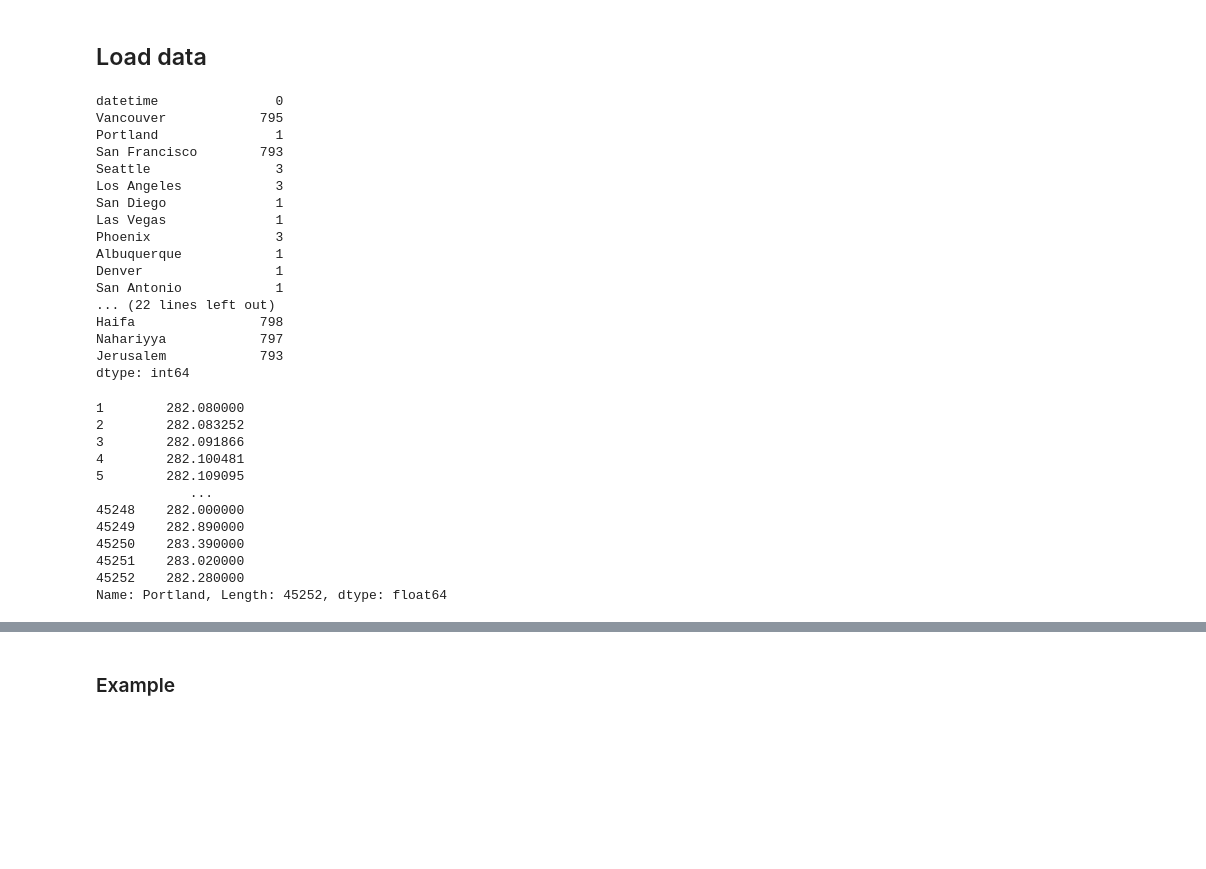
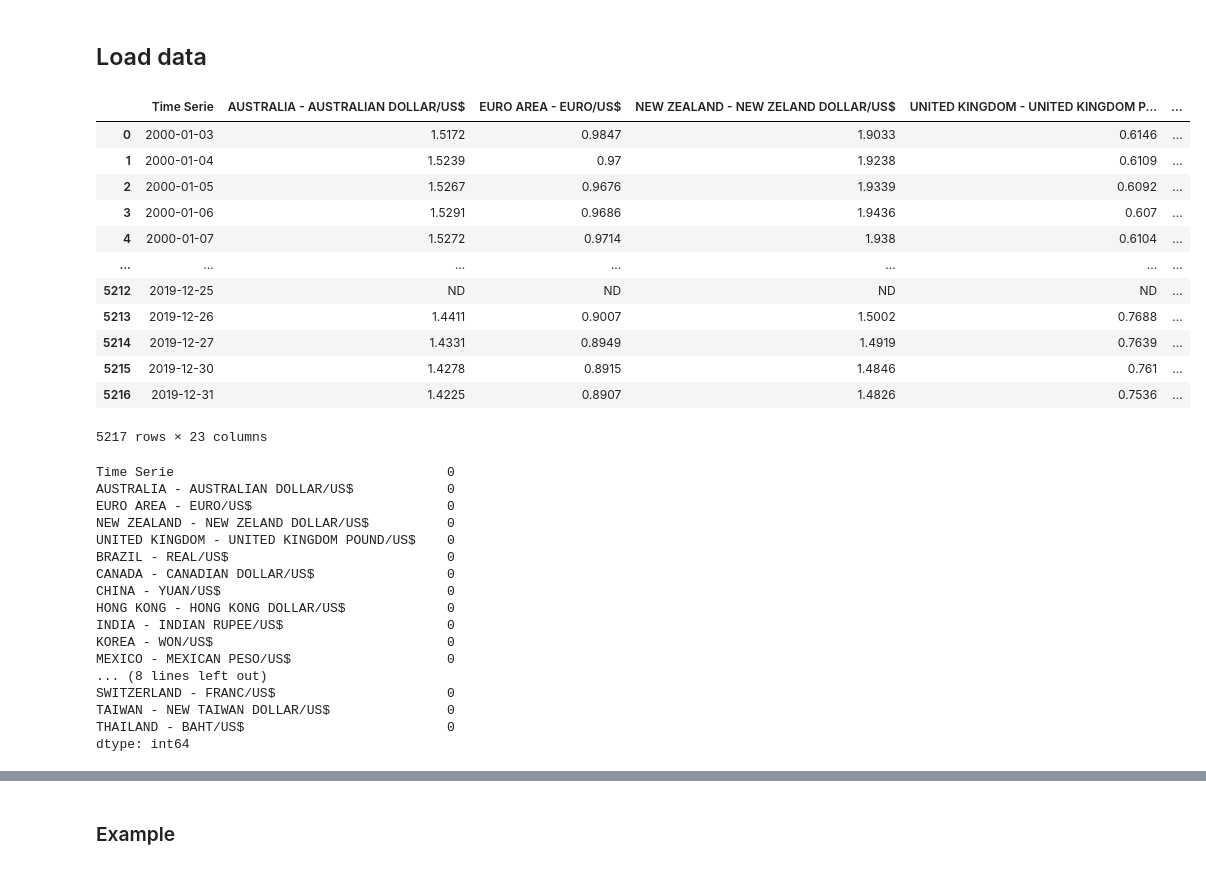
Before and after one commit to artemk1337/ML_example_sequence_model_with_TF2, a Jupyter notebook: tf-2-time-series-example.ipynb, the cells around one changed output, grey strips where cells are left out. Saved outputs shown, nothing was run; the diff lists cells and outputs as text; code cells hidden in the pictures; blank space fills up the shorter version.

```diff
--- a/tf-2-time-series-example.ipynb
+++ b/tf-2-time-series-example.ipynb
@@ -10,40 +14,39 @@ import datetime
 # %% [markdown]
 ## Load data
-# %%
-df = pd.read_csv('../input/historical-hourly-weather-data/temperature.csv')
-df.isnull().sum()
-# %% [output]
-datetime               0
-Vancouver            795
-Portland               1
-San Francisco        793
-Seattle                3
-Los Angeles            3
-San Diego              1
-Las Vegas              1
-Phoenix                3
-Albuquerque            1
-Denver                 1
-San Antonio            1
-... (22 lines left out)
-Haifa                798
-Nahariyya            797
-Jerusalem            793
-dtype: int64
-# %%
-temperature = df.Portland[1:]
-time = df.datetime[1:]
-temperature
-# %% [output]
-1        282.080000
-2        282.083252
-3        282.091866
-4        282.100481
-5        282.109095
-            ...
-45248    282.000000
-45249    282.890000
-45250    283.390000
-45251    283.020000
-45252    282.280000
-Name: Portland, Length: 45252, dtype: float64
+# %%
+df = pd.read_csv('../input/foreign-exchange-rates-per-dollar-20002019/Foreign_Exchange_Rates.csv', index_col='Unnamed: 0')
+df
+# %% [output]
+|  | Time Serie | AUSTRALIA - AUSTRALIAN DOLLAR/US$ | EURO AREA - EURO/US$ | NEW ZEALAND - NEW ZELAND DOLLAR/US$ | UNITED KINGDOM - UNITED KINGDOM P... | ... |
+| 0 | 2000-01-03 | 1.5172 | 0.9847 | 1.9033 | 0.6146 | ... |
+| 1 | 2000-01-04 | 1.5239 | 0.97 | 1.9238 | 0.6109 | ... |
+| 2 | 2000-01-05 | 1.5267 | 0.9676 | 1.9339 | 0.6092 | ... |
+| 3 | 2000-01-06 | 1.5291 | 0.9686 | 1.9436 | 0.607 | ... |
+| 4 | 2000-01-07 | 1.5272 | 0.9714 | 1.938 | 0.6104 | ... |
+| ... | ... | ... | ... | ... | ... | ... |
+| 5212 | 2019-12-25 | ND | ND | ND | ND | ... |
+| 5213 | 2019-12-26 | 1.4411 | 0.9007 | 1.5002 | 0.7688 | ... |
+| 5214 | 2019-12-27 | 1.4331 | 0.8949 | 1.4919 | 0.7639 | ... |
+| 5215 | 2019-12-30 | 1.4278 | 0.8915 | 1.4846 | 0.761 | ... |
+| 5216 | 2019-12-31 | 1.4225 | 0.8907 | 1.4826 | 0.7536 | ... |
+5217 rows × 23 columns
+# %%
+df.isnull().sum()
+# %% [output]
+Time Serie                                   0
+AUSTRALIA - AUSTRALIAN DOLLAR/US$            0
+EURO AREA - EURO/US$                         0
+NEW ZEALAND - NEW ZELAND DOLLAR/US$          0
+UNITED KINGDOM - UNITED KINGDOM POUND/US$    0
+BRAZIL - REAL/US$                            0
+CANADA - CANADIAN DOLLAR/US$                 0
+CHINA - YUAN/US$                             0
+HONG KONG - HONG KONG DOLLAR/US$             0
+INDIA - INDIAN RUPEE/US$                     0
+KOREA - WON/US$                              0
+MEXICO - MEXICAN PESO/US$                    0
+... (8 lines left out)
+SWITZERLAND - FRANC/US$                      0
+TAIWAN - NEW TAIWAN DOLLAR/US$               0
+THAILAND - BAHT/US$                          0
+dtype: int64
```
Also changed, not shown: parts of 28 cells of this notebook.
